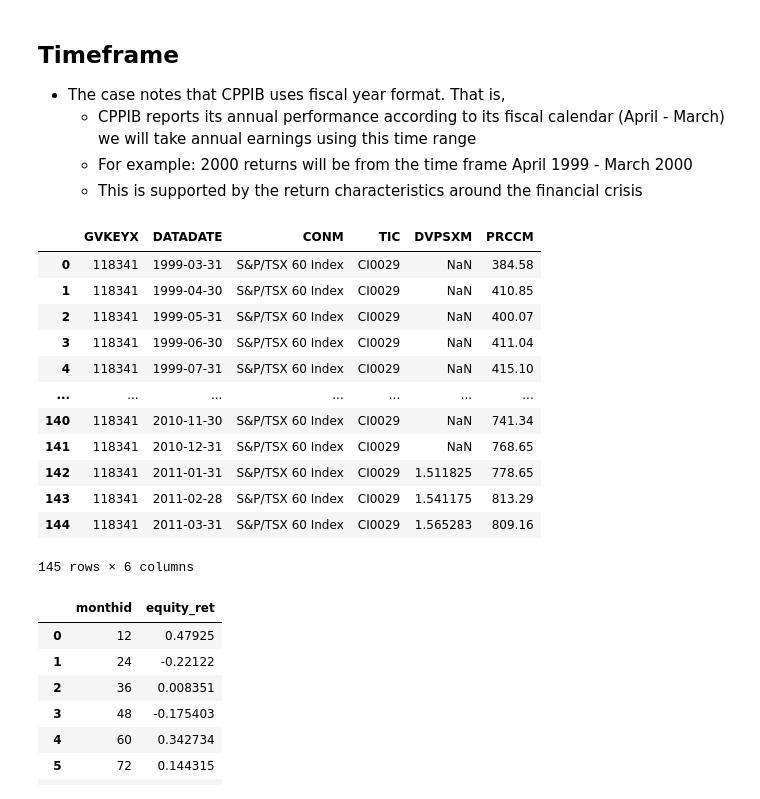
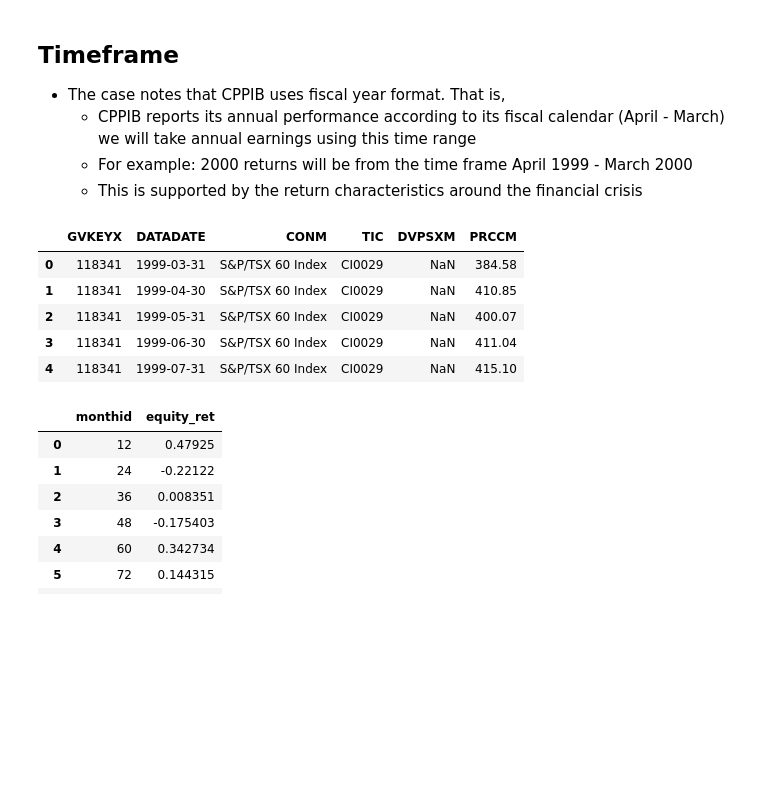
Before and after one commit to uWaterloo-CFM/CFM-301, a Jupyter notebook: Case 2/Case 2 Question 3.ipynb, the cells around one changed output. Drawn from its saved outputs; the diff is of its cells as text; code cells hidden in the pictures; blank space fills up the shorter version.

```diff
--- a/Case 2/Case 2 Question 3.ipynb
+++ b/Case 2/Case 2 Question 3.ipynb
@@ -25,21 +25,14 @@ warnings.filterwarnings('ignore')
 # %%
 tsx60 = pd.read_sas("tsx60.sas7bdat", encoding = 'ISO-8859-1')
 # %%
-tsx60
+tsx60.head()
 # %% [output]
 |  | GVKEYX | DATADATE | CONM | TIC | DVPSXM | PRCCM |
 | 0 | 118341 | 1999-03-31 | S&P/TSX 60 Index | CI0029 | NaN | 384.58 |
 | 1 | 118341 | 1999-04-30 | S&P/TSX 60 Index | CI0029 | NaN | 410.85 |
 | 2 | 118341 | 1999-05-31 | S&P/TSX 60 Index | CI0029 | NaN | 400.07 |
 | 3 | 118341 | 1999-06-30 | S&P/TSX 60 Index | CI0029 | NaN | 411.04 |
 | 4 | 118341 | 1999-07-31 | S&P/TSX 60 Index | CI0029 | NaN | 415.10 |
-| ... | ... | ... | ... | ... | ... | ... |
-| 140 | 118341 | 2010-11-30 | S&P/TSX 60 Index | CI0029 | NaN | 741.34 |
-| 141 | 118341 | 2010-12-31 | S&P/TSX 60 Index | CI0029 | NaN | 768.65 |
-| 142 | 118341 | 2011-01-31 | S&P/TSX 60 Index | CI0029 | 1.511825 | 778.65 |
-| 143 | 118341 | 2011-02-28 | S&P/TSX 60 Index | CI0029 | 1.541175 | 813.29 |
-| 144 | 118341 | 2011-03-31 | S&P/TSX 60 Index | CI0029 | 1.565283 | 809.16 |
-145 rows × 6 columns
 # %%
 portfolio_rets = pd.DataFrame(columns = ["monthid", "equity_ret"])
 # %%
```
Also changed, not shown: parts of 21 cells of this notebook, 3 other files.
